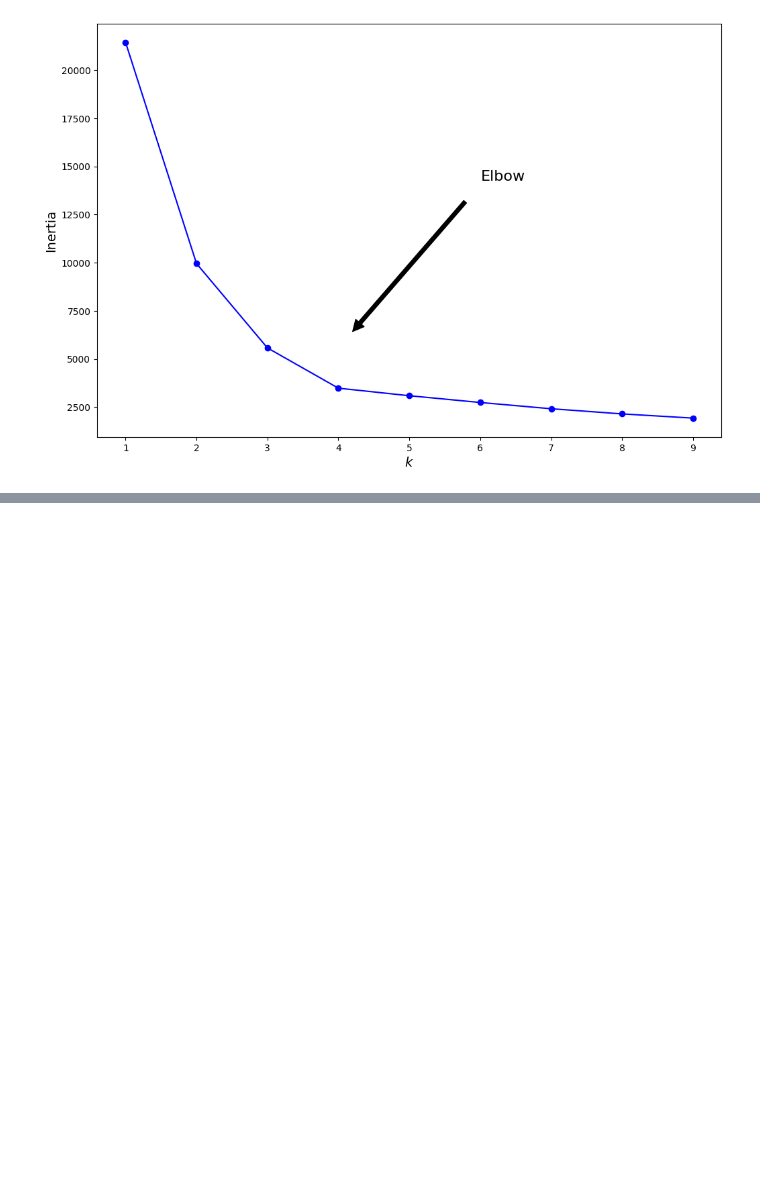
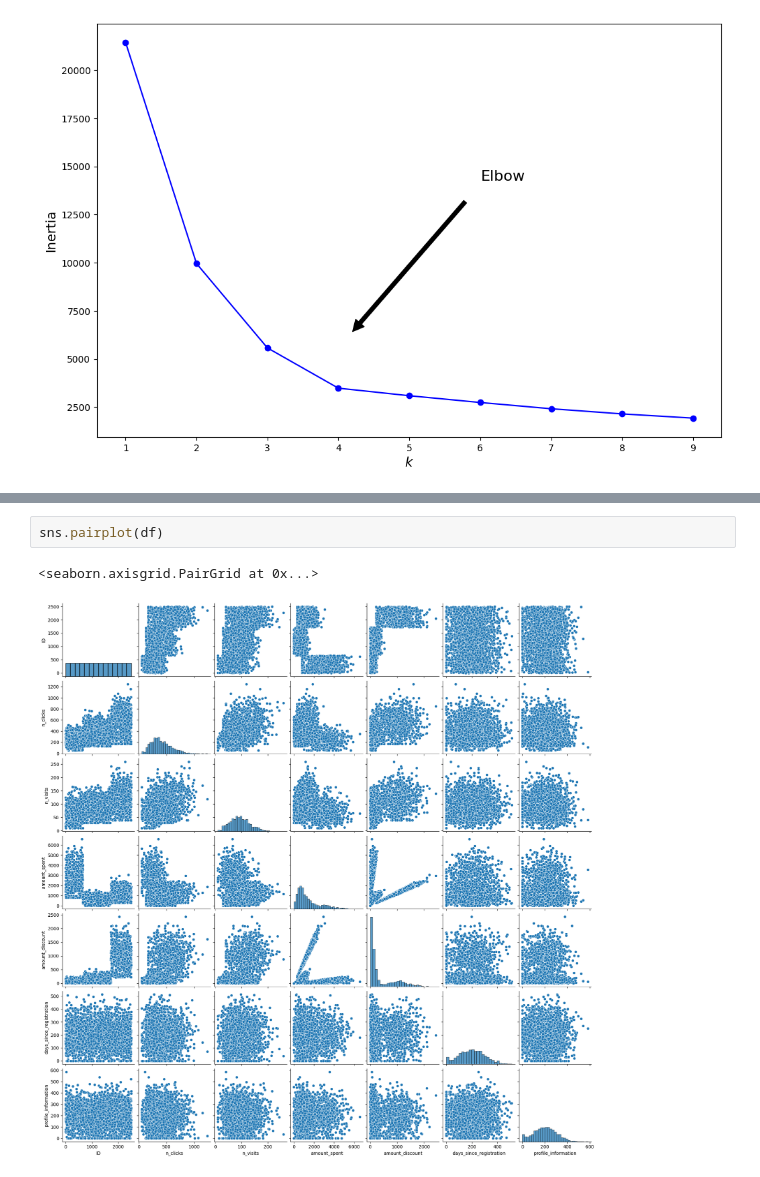
Before and after one commit to SachinScaler/UnsupervisedML_Feb24, a Jupyter notebook: ML_Intro_to_Unsupervised_Learning,_KMeans_Revisited.ipynb, the cells around one changed output, grey strips where cells are left out. Cells and saved outputs as stored; diff of their text form; blank space fills up the shorter version.

```diff
--- a/ML_Intro_to_Unsupervised_Learning,_KMeans_Revisited.ipynb
+++ b/ML_Intro_to_Unsupervised_Learning,_KMeans_Revisited.ipynb
@@ -183,0 +217,5 @@ plt.show()
+# %%
+sns.pairplot(df)
+# %% [output]
+<seaborn.axisgrid.PairGrid at 0x...>
+[figure, added]
```
Also changed, not shown: parts of 19 cells of this notebook.
